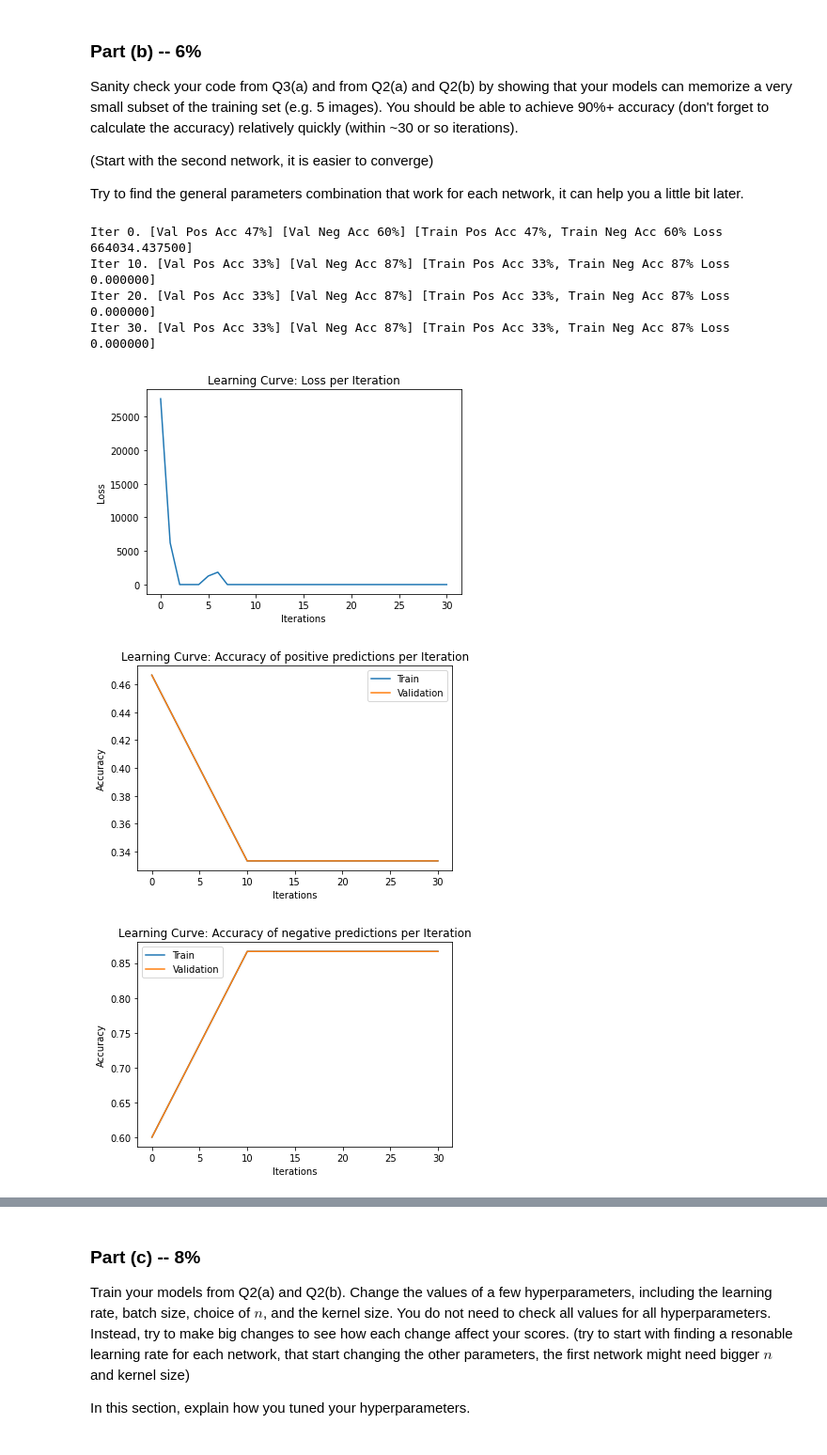
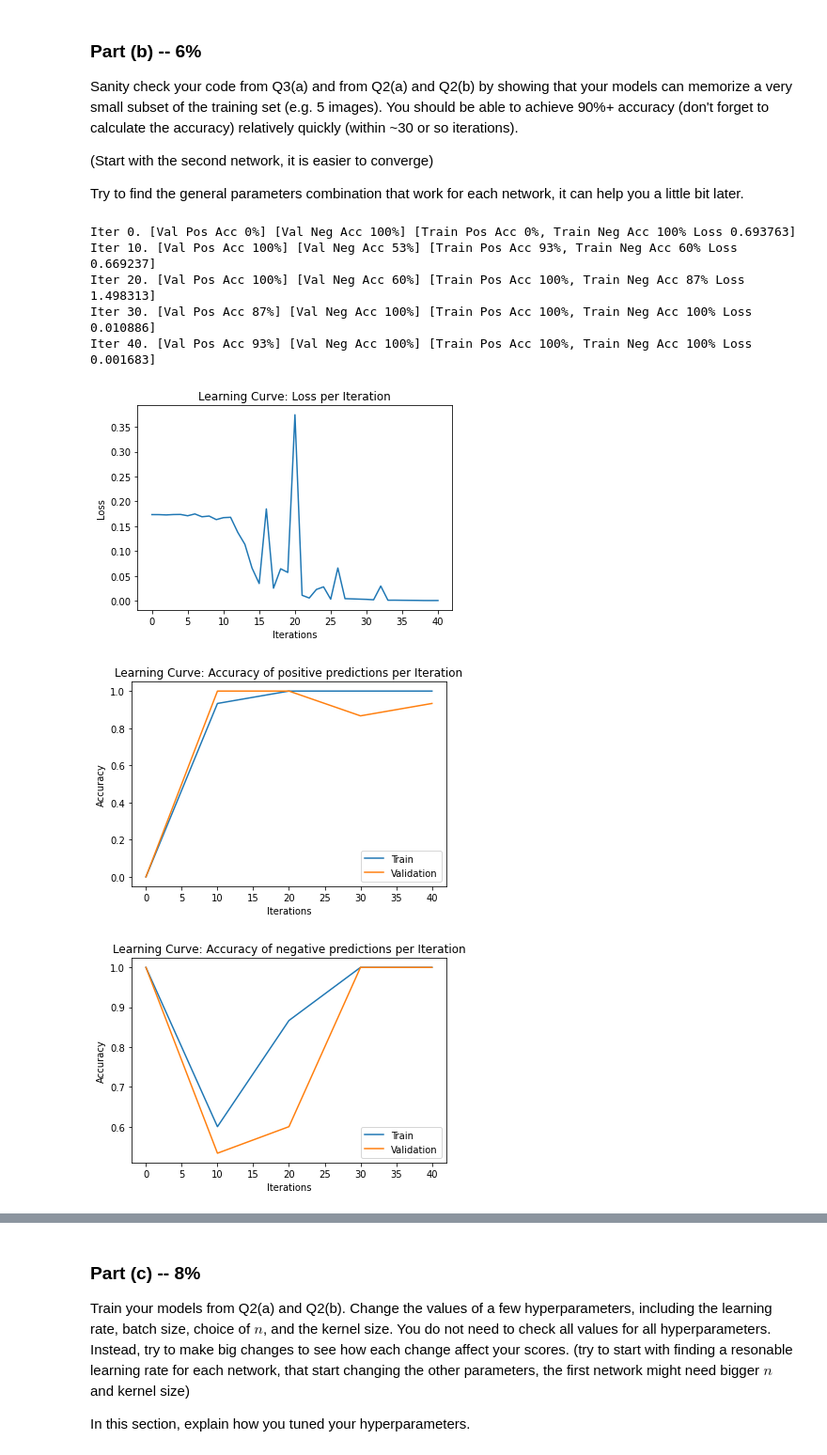
Before and after one commit to Yotamsil/DeepLearningEx3, a Jupyter notebook: Assignment3_ipynb.ipynb, the cells around one changed output, grey strips where cells are left out. Shown: that part at 94% size. Cells and saved outputs as stored; diff of their text form; code cells hidden in the pictures.

```diff
--- a/Assignment3_ipynb.ipynb
+++ b/Assignment3_ipynb.ipynb
@@ -375,7 +389,7 @@ positive and negative samples.  Explain why we may wish to track the false posit
 # %% [markdown]
 We wish to track the false positives and false negatives separately in order to get a clearer picture for the accuracy of our model. If we will compute a general accuracy for both cases, we wouldn't know where the problem in the network is. For example, if we will recieve 50% general accuracy, it could be because the network always predicted 'positive', which will lead to 100% positive accuracy and 0% negative accuracy, or it could be also the case where both the accuracies are 50%.
 # %%
-def get_accuracy(model, data, batch_size=50):
+def get_accuracy(model, data_pos, data_neg, batch_size=50):
     """Compute the model accuracy on the data set. This function returns two
     separate values: the model accuracy on the positive samples,
     and the model accuracy on the negative samples.
@@ -389,10 +403,9 @@ def get_accuracy(model, data, batch_size=50):
     """
 
     model.eval()
-    n = data.shape[0]
 
-    data_pos = generate_same_pair(data)      # should have shape [n * 3, 448, 224, 3]
-    data_neg = generate_different_pair(data) # should have shape [n * 3, 448, 224, 3]
+    # data_pos = generate_same_pair(data)      # should have shape [n * 3, 448, 224, 3]
+    #  = generate_different_pair(data) # should have shape [n * 3, 448, 224, 3]
 
     pos_correct = 0
     for i in range(0, len(data_pos), batch_size):
@@ -412,7 +425,7 @@ def get_accuracy(model, data, batch_size=50):
         pred = pred.detach().numpy()
         neg_correct += (pred == 0).sum()
 
-    return pos_correct / (n * 3), neg_correct / (n * 3)
+    return pos_correct / data_pos.shape[0], neg_correct / data_neg.shape[0]
 # %% [markdown]
 ## Question 3. Training (40%)
 
@@ -547,50 +604,27 @@ Try to find the general parameters combination that work for each network, it ca
 # %%
 # Write your code here. Remember to include your results so that we can
 # see that your model attains a high training accuracy.
 
 small_train_data = train_data[:5]
 
-def plot_learning_curve(iters, losses, iters_sub, train_pos_accs, train_neg_accs, val_pos_accs, val_neg_accs):
-    """
-    Plot the learning curve.
-    """
-    plt.title("Learning Curve: Loss per Iteration")
-    plt.plot(iters, losses, label="Train")
-    plt.xlabel("Iterations")
-    plt.ylabel("Loss")
-    plt.show()
 
-    plt.title("Learning Curve: Accuracy of positive predictions per Iteration")
-    plt.plot(iters_sub, train_pos_accs, label="Train")
-    plt.plot(iters_sub, val_pos_accs, label="Validation")
-    plt.xlabel("Iterations")
-    plt.ylabel("Accuracy")
-    plt.legend(loc='best')
-    plt.show()
-
-    plt.title("Learning Curve: Accuracy of negative predictions per Iteration")
-    plt.plot(iters_sub, train_neg_accs, label="Train")
-    plt.plot(iters_sub, val_neg_accs, label="Validation")
-    plt.xlabel("Iterations")
-    plt.ylabel("Accuracy")
-    plt.legend(loc='best')
-    plt.show()
 
 model = CNNChannel()
 learning_curve_info = train_model(model,
                 training_data=small_train_data,
                 validation_data=small_train_data,
-                batch_size=24,
+                batch_size=4,
                 learning_rate=0.001,
-                max_iters=30,
+                max_iters=40,
                 checkpoint_path=None)
 
 plot_learning_curve(*learning_curve_info)
 # %% [output]
-Iter 0. [Val Pos Acc 47%] [Val Neg Acc 60%] [Train Pos Acc 47%, Train Neg Acc 60% Loss 664034.437500]
-Iter 10. [Val Pos Acc 33%] [Val Neg Acc 87%] [Train Pos Acc 33%, Train Neg Acc 87% Loss 0.000000]
-Iter 20. [Val Pos Acc 33%] [Val Neg Acc 87%] [Train Pos Acc 33%, Train Neg Acc 87% Loss 0.000000]
-Iter 30. [Val Pos Acc 33%] [Val Neg Acc 87%] [Train Pos Acc 33%, Train Neg Acc 87% Loss 0.000000]
+Iter 0. [Val Pos Acc 0%] [Val Neg Acc 100%] [Train Pos Acc 0%, Train Neg Acc 100% Loss 0.693763]
+Iter 10. [Val Pos Acc 100%] [Val Neg Acc 53%] [Train Pos Acc 93%, Train Neg Acc 60% Loss 0.669237]
+Iter 20. [Val Pos Acc 100%] [Val Neg Acc 60%] [Train Pos Acc 100%, Train Neg Acc 87% Loss 1.498313]
+Iter 30. [Val Pos Acc 87%] [Val Neg Acc 100%] [Train Pos Acc 100%, Train Neg Acc 100% Loss 0.010886]
+Iter 40. [Val Pos Acc 93%] [Val Neg Acc 100%] [Train Pos Acc 100%, Train Neg Acc 100% Loss 0.001683]
-[figure, old version]
+[figure, new version]
-[figure, old version]
+[figure, new version]
-[figure, old version]
+[figure, new version]
```
Also changed, not shown: parts of 9 cells of this notebook.
